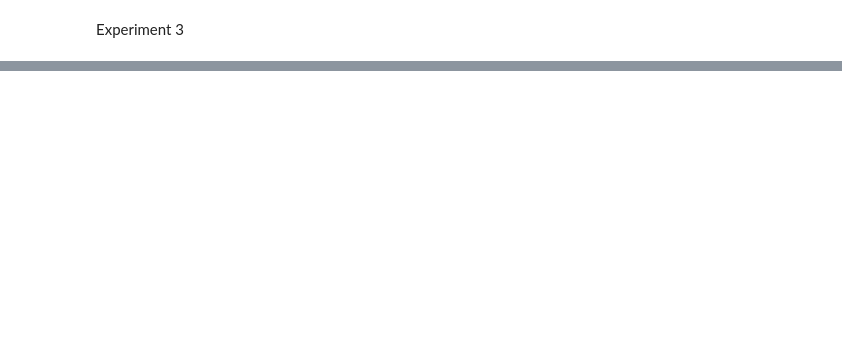
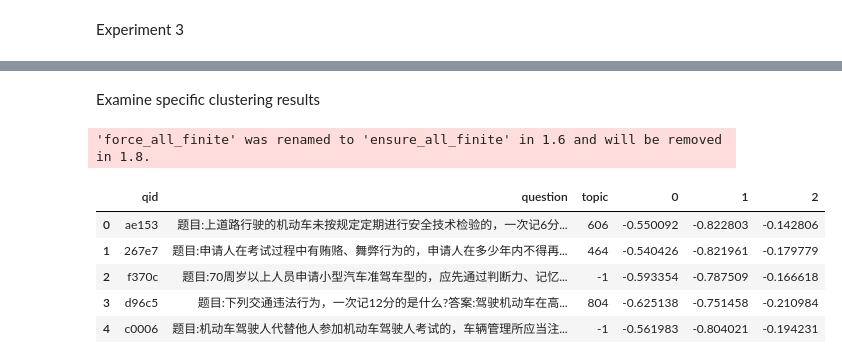
Before and after one commit to xubosen/drivetest_tag_extraction, a Jupyter notebook: src/tag_gen.ipynb, the cells around one changed output, grey strips where cells are left out. Saved outputs shown, nothing was run; the diff lists cells and outputs as text; code cells hidden in the pictures; blank space fills up the shorter version.

```diff
--- a/src/tag_gen.ipynb
+++ b/src/tag_gen.ipynb
@@ -472,16 +465,16 @@ def get_nd_experiment3() -> List[Tuple[int]]:
     Get the n_neighbors and dimensions pairs for the third experiment.
     This is based on the results of the first and second experiment.
     """
+    n_lst = [n for n in range(15, 768, 25)]
+    d_lst = [d for d in range(2, 15, 1)]
     nd_set = set()
-    for n in range(100, 700, 55):
-        for d in range(4, 767, 55):
+    for n in n_lst:
+        for d in d_lst:
             nd_set.add((n, d))
     return list(nd_set)
 # %%
 DIMRED_EXPR3_PATH = "data_storage/experiments/dimension_reduction_experiment3.csv"
 dimred_exp3_results = run_experiment(qid_lst=qid_lst, documents=documents, embeds=embeds, n_d_pairs=get_nd_experiment3(), path=DIMRED_EXPR3_PATH)
 # %%
-combined_results = pd.concat([
-    combined_results.drop(columns=["id", "question"]),
-    dimred_exp3_results], axis=1).reindex()
-metrics = analyze_dimred_data(combined_results)
+combined_results = pd.concat([dimred_exp3_results,
+    combined_results.drop(columns=["qid", "question"])], axis=1).reindex()
@@ -496,0 +502,26 @@ inspected_result.head(100)
+# %% [markdown]
+Examine specific clustering results
+# %%
+def get_topics(data: DataFrame, n_neighbors: int, dimensions: int) -> DataFrame:
+    """
+    Get the topics for a specific n_neighbors and dimensions pair.
+    """
+    col_name = f"n{n_neighbors}d{dimensions}"
+    if col_name in data.columns:
+        output = data[["qid", "question", col_name]].rename(columns={col_name: "topic"})
+    else:
+        raise ValueError(f"No results found for n_neighbors={n_neighbors} and dimensions={dimensions}")
+    return output
+# %%
+def make_embeds_with_topics(embeds: np.ndarray, results: DataFrame) -> DataFrame:
+    """
+    Combine the embeddings with the topic labels from the results dataframe.
+    """
+    return DataFrame({
+        "qid": results["qid"],
+        "question": results["question"],
+        "topic": results["topic"],
+        0: embeds[:, 0],
+        1: embeds[:, 1],
+        2: embeds[:, 2]
+    })
@@ -496,0 +557,17 @@ inspected_result.head(100)
+# %%
+dim_inspected = 3
+n_inspected = 165
+qid_lst = combined_results["qid"].tolist()
+embeds = [id_to_embedding[qid] for qid in qid_lst]
+embeds_3d = make_reduced_embeddings(dim_inspected, n_inspected, embeds)
+topic_df = get_topics(combined_results, n_neighbors=n_inspected, dimensions=dim_inspected)
+embeds_with_topics = make_embeds_with_topics(embeds_3d, topic_df)
+embeds_with_topics.head()
+# %% [output]
+'force_all_finite' was renamed to 'ensure_all_finite' in 1.6 and will be removed in 1.8.
+|  | qid | question | topic | 0 | 1 | 2 |
+| 0 | ae153 | 题目:上道路行驶的机动车未按规定定期进行安全技术检验的，一次记6分... | 606 | -0.550092 | -0.822803 | -0.142806 |
+| 1 | 267e7 | 题目:申请人在考试过程中有贿赂、舞弊行为的，申请人在多少年内不得再... | 464 | -0.540426 | -0.821961 | -0.179779 |
+| 2 | f370c | 题目:70周岁以上人员申请小型汽车准驾车型的，应先通过判断力、记忆... | -1 | -0.593354 | -0.787509 | -0.166618 |
+| 3 | d96c5 | 题目:下列交通违法行为，一次记12分的是什么?答案:驾驶机动车在高... | 804 | -0.625138 | -0.751458 | -0.210984 |
+| 4 | c0006 | 题目:机动车驾驶人代替他人参加机动车驾驶人考试的，车辆管理所应当注... | -1 | -0.561983 | -0.804021 | -0.194231 |
```
Also changed, not shown: parts of 35 cells of this notebook, 1 other file.
